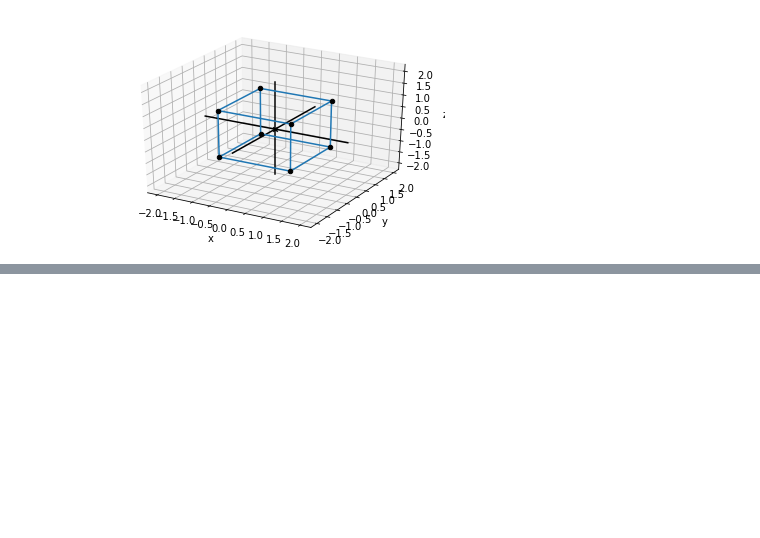
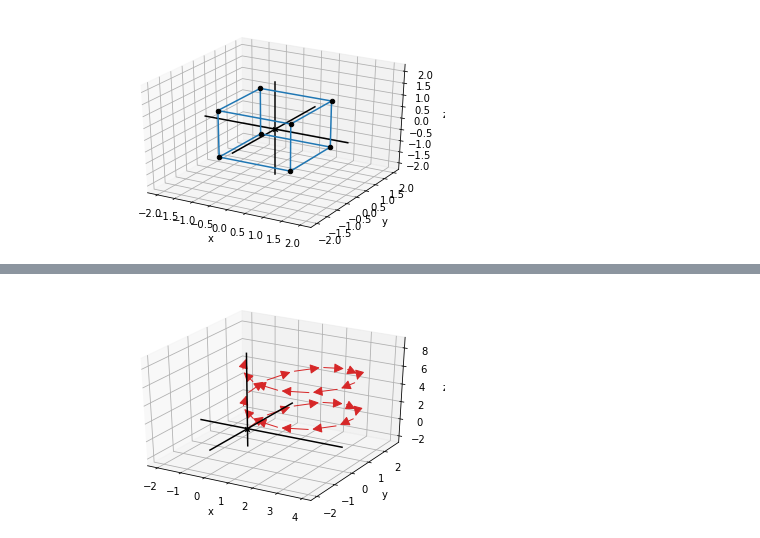
Before and after one commit to sergiofgonzalez/math-workbench, a Jupyter notebook: 02-the-3d-space/e01-vectors-3d-exercises/vectors-3d-exercises.ipynb, the cells around one changed output, grey strips where cells are left out. Cells and saved outputs as stored; diff of their text form; code cells hidden in the pictures; blank space fills up the shorter version.

```diff
--- a/02-the-3d-space/e01-vectors-3d-exercises/vectors-3d-exercises.ipynb
+++ b/02-the-3d-space/e01-vectors-3d-exercises/vectors-3d-exercises.ipynb
@@ -77,0 +165,13 @@ draw3d(
+# %%
+def get_tip_to_tail_coords(*vectors):
+    coords = []
+    running_sum_vector = (0, 0, 0)
+    for i in range(0, len(vectors)):
+        next_sum_vector = add(vectors[i], running_sum_vector)
+        coords.append((next_sum_vector, running_sum_vector))
+        running_sum_vector = next_sum_vector
+    return [Arrow3D(v[0], v[1]) for v in coords]
+
+draw3d(*get_tip_to_tail_coords(*vectors))
+# %% [output]
+[figure, added]
```
Also changed, not shown: parts of 22 cells of this notebook, 1 other file.
